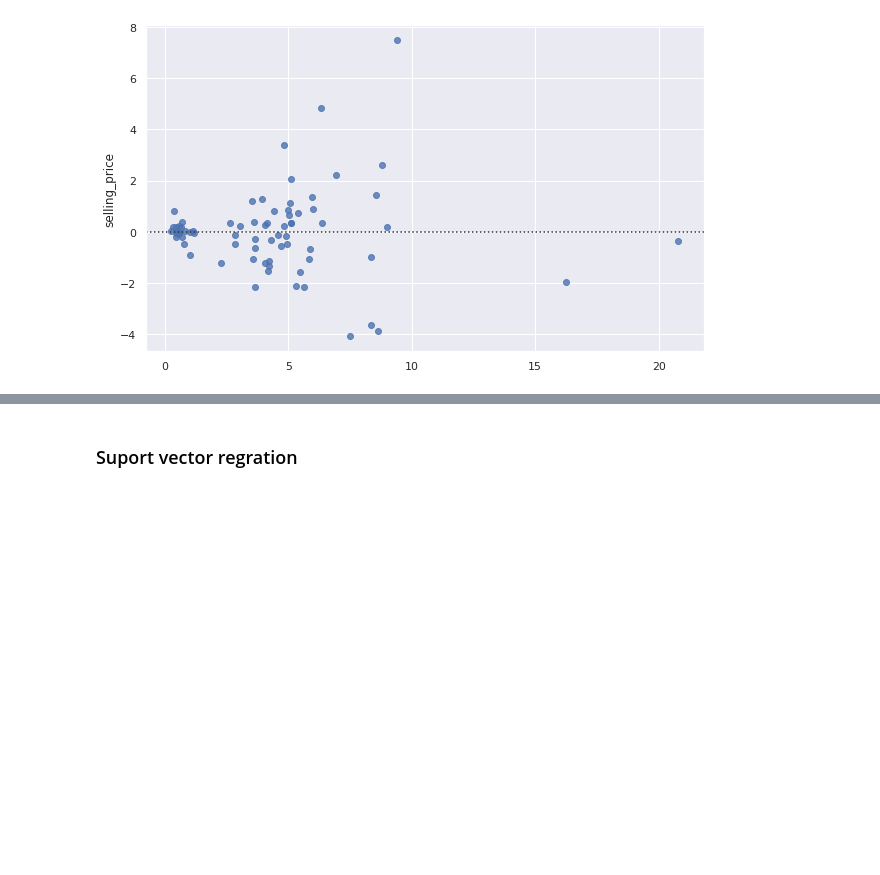
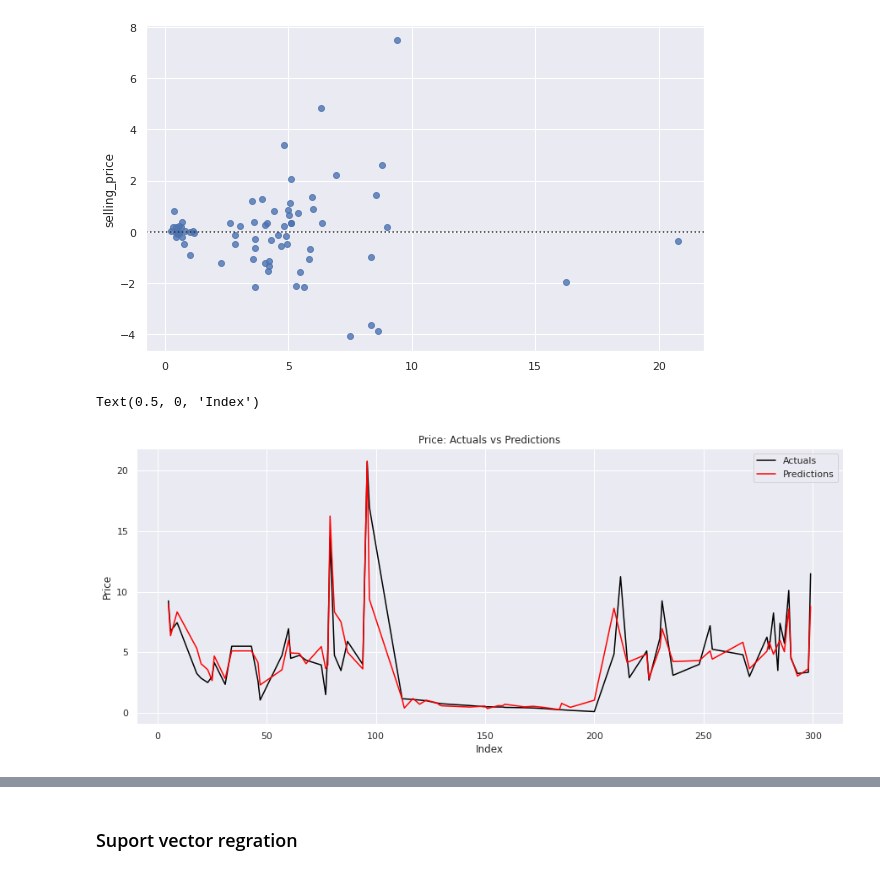
Before and after one commit to HebahAlshamlan/CITC_Task, a Jupyter notebook: CITC_Task.ipynb, the cells around one changed output, grey strips where cells are left out. Saved outputs shown, nothing was run; the diff lists cells and outputs as text; code cells hidden in the pictures; blank space fills up the shorter version.

```diff
--- a/CITC_Task.ipynb
+++ b/CITC_Task.ipynb
@@ -619,3 +741,14 @@ R-squared score (Testing): 0.821
 Mean Squared Error (MSE): 2.723
 <matplotlib.axes._subplots.AxesSubplot at 0x...>
 [figure]
+# %%
+
+fig, ax=plt.subplots(figsize=(15,6))
+sns.lineplot(x=y_test.index,y=y_test,label='Actuals',color='black',ax=ax)
+sns.lineplot(x=y_test.index,y=y_pred,label='Predictions',color='red',ax=ax)
+ax.set_title('Price: Actuals vs Predictions')
+ax.set_ylabel('Price')
+ax.set_xlabel('Index')
+# %% [output]
+Text(0.5, 0, 'Index')
+[figure, added]
```
Also changed, not shown: parts of 11 cells of this notebook.
